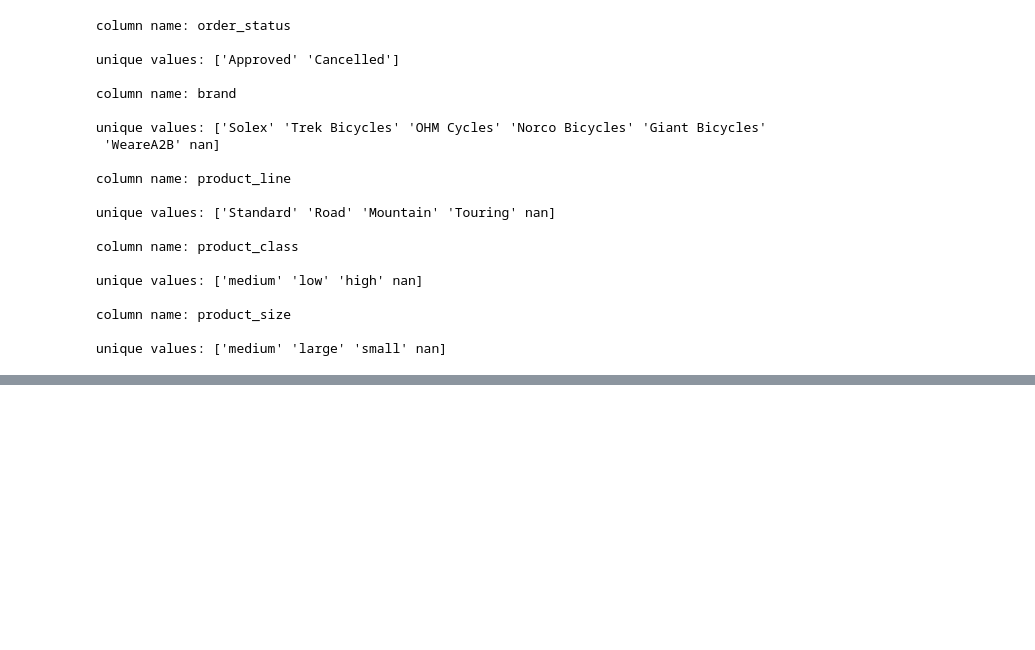
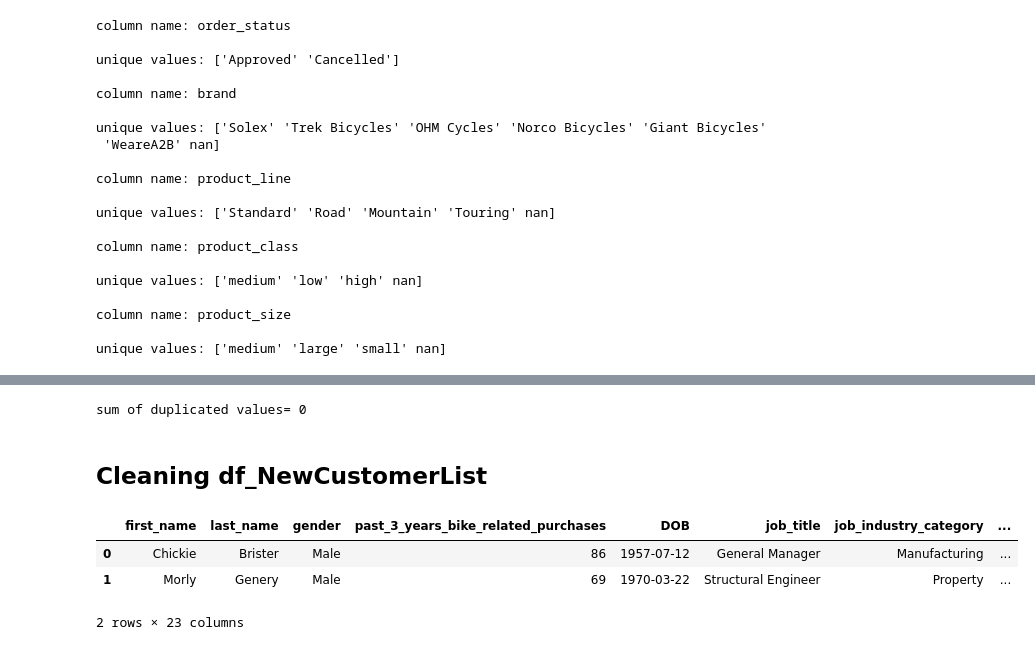
Before and after one commit to AhmAnwar/data-quality-KPMG-VE-forage, a Jupyter notebook: kpmg-ve-data-quality.ipynb, the cells around one changed output, grey strips where cells are left out. Cells and saved outputs as stored; diff of their text form; code cells hidden in the pictures; blank space fills up the shorter version.

```diff
--- a/kpmg-ve-data-quality.ipynb
+++ b/kpmg-ve-data-quality.ipynb
@@ -196,0 +259,15 @@ array(['medium', 'large', 'small'], dtype=object)
+# %%
+# check of duplication
+
+print(f"sum of duplicated values= {df_transactions.duplicated().sum()}")
+# %% [output]
+sum of duplicated values= 0
+# %% [markdown]
+## Cleaning df_NewCustomerList
+# %%
+df_NewCustomerList.head(2)
+# %% [output]
+|  | first_name | last_name | gender | past_3_years_bike_related_purchases | DOB | job_title | job_industry_category | ... |
+| 0 | Chickie | Brister | Male | 86 | 1957-07-12 | General Manager | Manufacturing | ... |
+| 1 | Morly | Genery | Male | 69 | 1970-03-22 | Structural Engineer | Property | ... |
+2 rows × 23 columns
```
Also changed, not shown: parts of 14 cells of this notebook.
